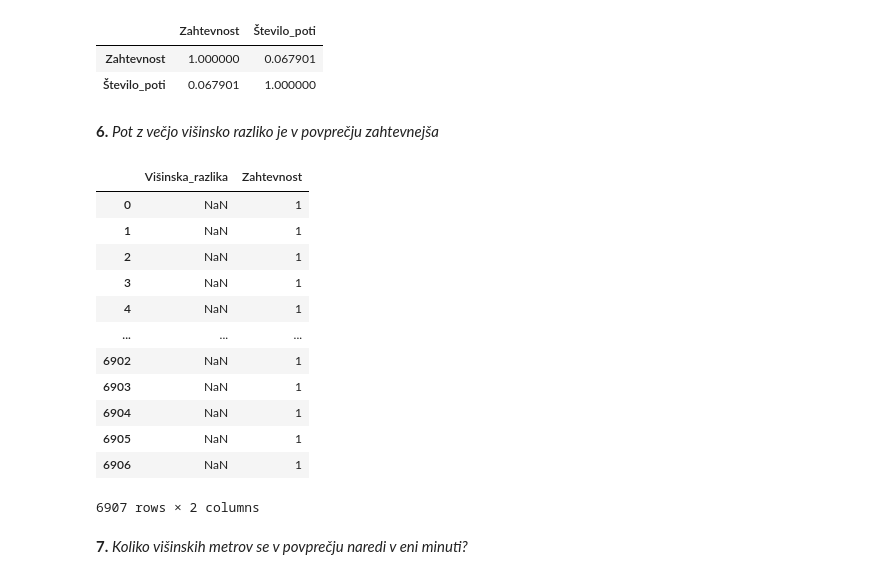
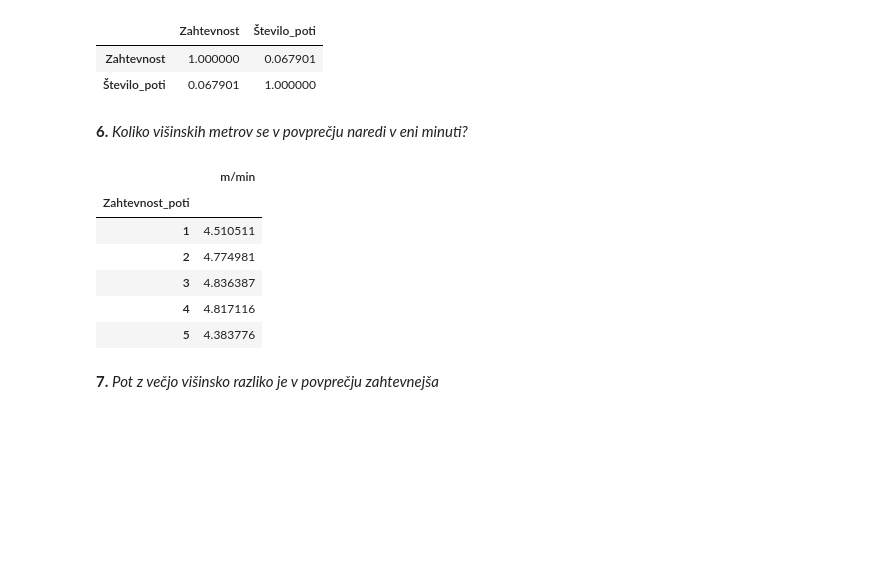
Before and after one commit to AndrazKukovicic/Hribi_projektna_naloga, a Jupyter notebook: Analiza_podatkov.ipynb, the cells around one changed output. Drawn from its saved outputs; the diff is of its cells as text; code cells hidden in the pictures; blank space fills up the shorter version.

```diff
--- a/Analiza_podatkov.ipynb
+++ b/Analiza_podatkov.ipynb
@@ -272,27 +293,27 @@ hrib_zp.corr(method='pearson')
 |  | Zahtevnost | Število_poti |
 | Zahtevnost | 1.000000 | 0.067901 |
 | Število_poti | 0.067901 | 1.000000 |
+# %% [markdown]
+**6.** *Koliko višinskih metrov se v povprečju naredi v eni minuti?*
+# %%
+potiz = poti['Višinska_razlika'].to_frame('Višinska_razlika').reset_index()
+potiv = poti_zahtevnost.join(potiz['Višinska_razlika'].to_frame('Višinska_razlika')).set_index('Ime')
+potiv.rename(columns= {'Zahtevnost' : 'Zahtevnost_poti'}, inplace = True)
+
+višinskaM = potiv.groupby('Zahtevnost_poti').Višinska_razlika.mean()
+časM = pd.concat([potiv, poti], axis=1).groupby('Zahtevnost_poti').Čas.mean()
+
+metri_na_min = višinskaM / časM
+metri = metri_na_min.to_frame('m/min')
+
+metri
+# %% [output]
+|  | m/min |
+| Zahtevnost_poti |  |
+| 1 | 4.510511 |
+| 2 | 4.774981 |
+| 3 | 4.836387 |
+| 4 | 4.817116 |
+| 5 | 4.383776 |
 # %% [markdown]
-**6.** *Pot z večjo višinsko razliko je v povprečju zahtevnejša*
+**7.** *Pot z večjo višinsko razliko je v povprečju zahtevnejša*
-# %%
-
-potiv = poti_zahtevnost.join(poti['Višinska_razlika'])
-potiv.sort_values('Višinska_razlika').tail(30)
-potiv_kor = potiv[['Višinska_razlika', 'Zahtevnost']]
-potiv_kor
-# %% [output]
-|  | Višinska_razlika | Zahtevnost |
-| 0 | NaN | 1 |
-| 1 | NaN | 1 |
-| 2 | NaN | 1 |
-| 3 | NaN | 1 |
-| 4 | NaN | 1 |
-| ... | ... | ... |
-| 6902 | NaN | 1 |
-| 6903 | NaN | 1 |
-| 6904 | NaN | 1 |
-| 6905 | NaN | 1 |
-| 6906 | NaN | 1 |
-6907 rows × 2 columns
-# %% [markdown]
-**7.** *Koliko višinskih metrov se v povprečju naredi v eni minuti?*
```
Also changed, not shown: parts of 8 cells of this notebook.
